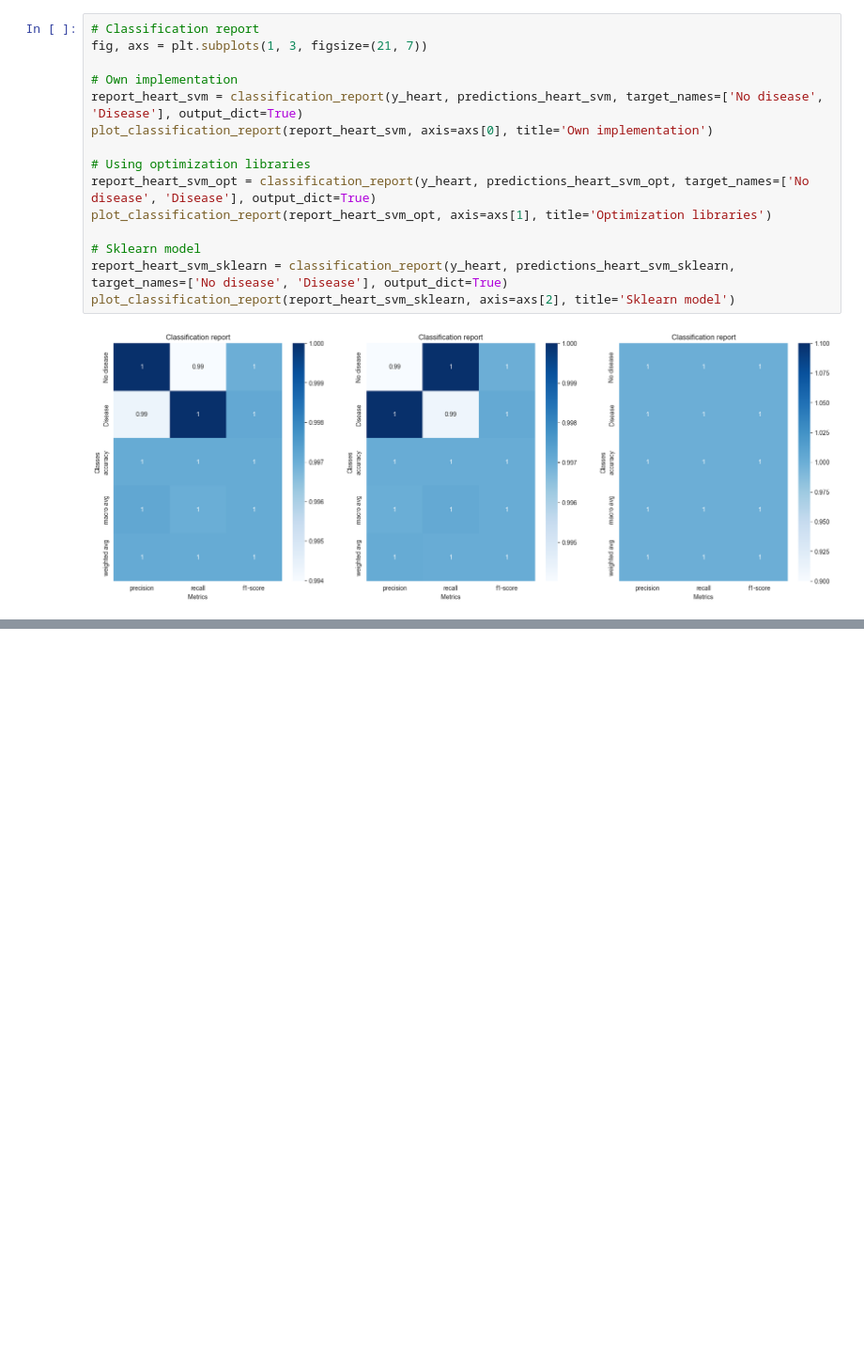
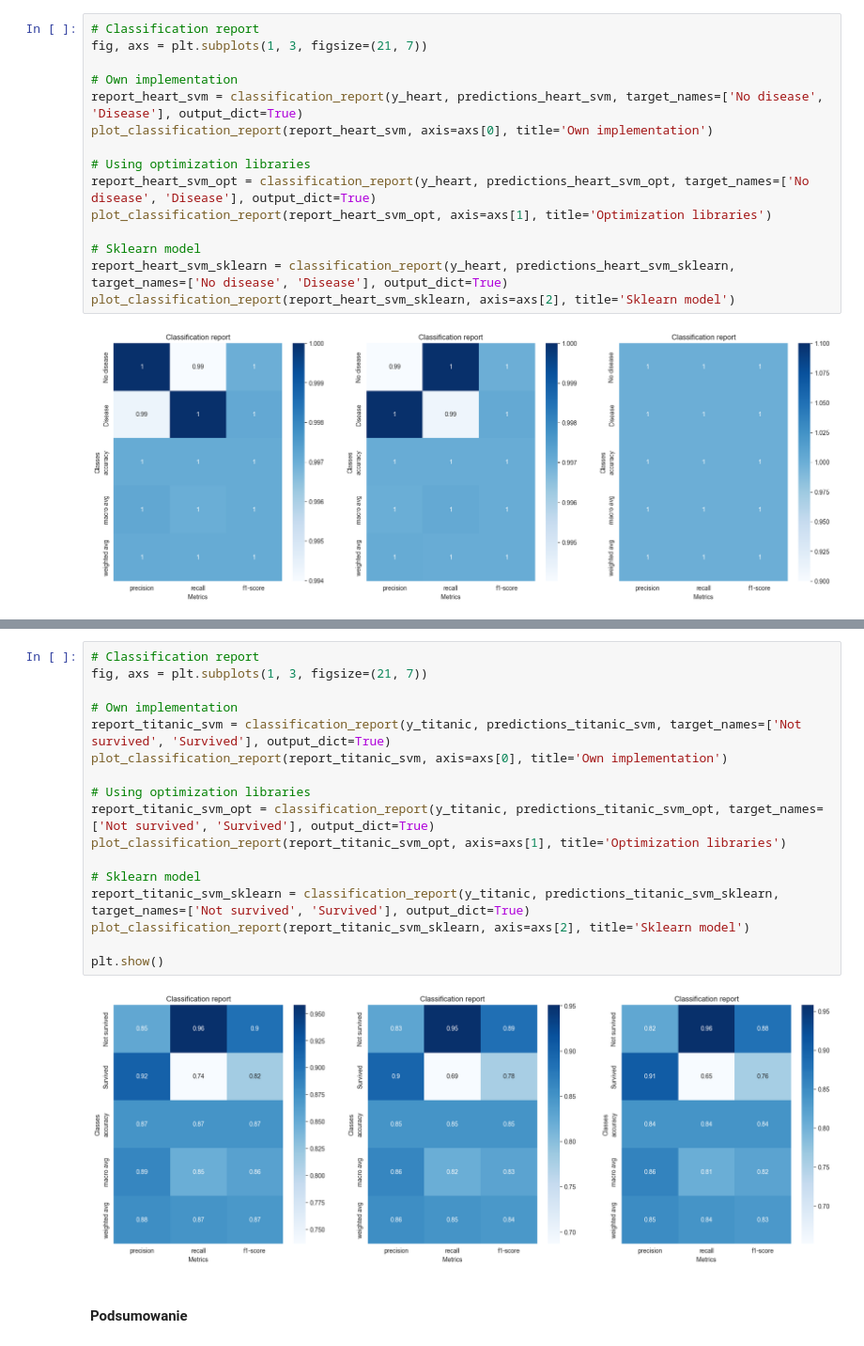
Before and after one commit to dzikafoczka/support-vector-machines, a Jupyter notebook: lab2.ipynb, the cells around one changed output, grey strips where cells are left out. Shown at 94% size. Saved outputs shown, nothing was run; the diff lists cells and outputs as text; blank space fills up the shorter version.

```diff
--- a/lab2.ipynb
+++ b/lab2.ipynb
@@ -2068,0 +2171,21 @@ plot_classification_report(report_heart_svm_sklearn, axis=axs[2], title='Sklearn
+# %%
+# Classification report
+fig, axs = plt.subplots(1, 3, figsize=(21, 7))
+
+# Own implementation
+report_titanic_svm = classification_report(y_titanic, predictions_titanic_svm, target_names=['Not survived', 'Survived'], output_dict=True)
+plot_classification_report(report_titanic_svm, axis=axs[0], title='Own implementation')
+
+# Using optimization libraries
+report_titanic_svm_opt = classification_report(y_titanic, predictions_titanic_svm_opt, target_names=['Not survived', 'Survived'], output_dict=True)
+plot_classification_report(report_titanic_svm_opt, axis=axs[1], title='Optimization libraries')
+
+# Sklearn model
+report_titanic_svm_sklearn = classification_report(y_titanic, predictions_titanic_svm_sklearn, target_names=['Not survived', 'Survived'], output_dict=True)
+plot_classification_report(report_titanic_svm_sklearn, axis=axs[2], title='Sklearn model')
+
+plt.show()
+# %% [output]
+[figure, added]
+# %% [markdown]
+#### Podsumowanie
```
Also changed, not shown: parts of 13 cells of this notebook.
